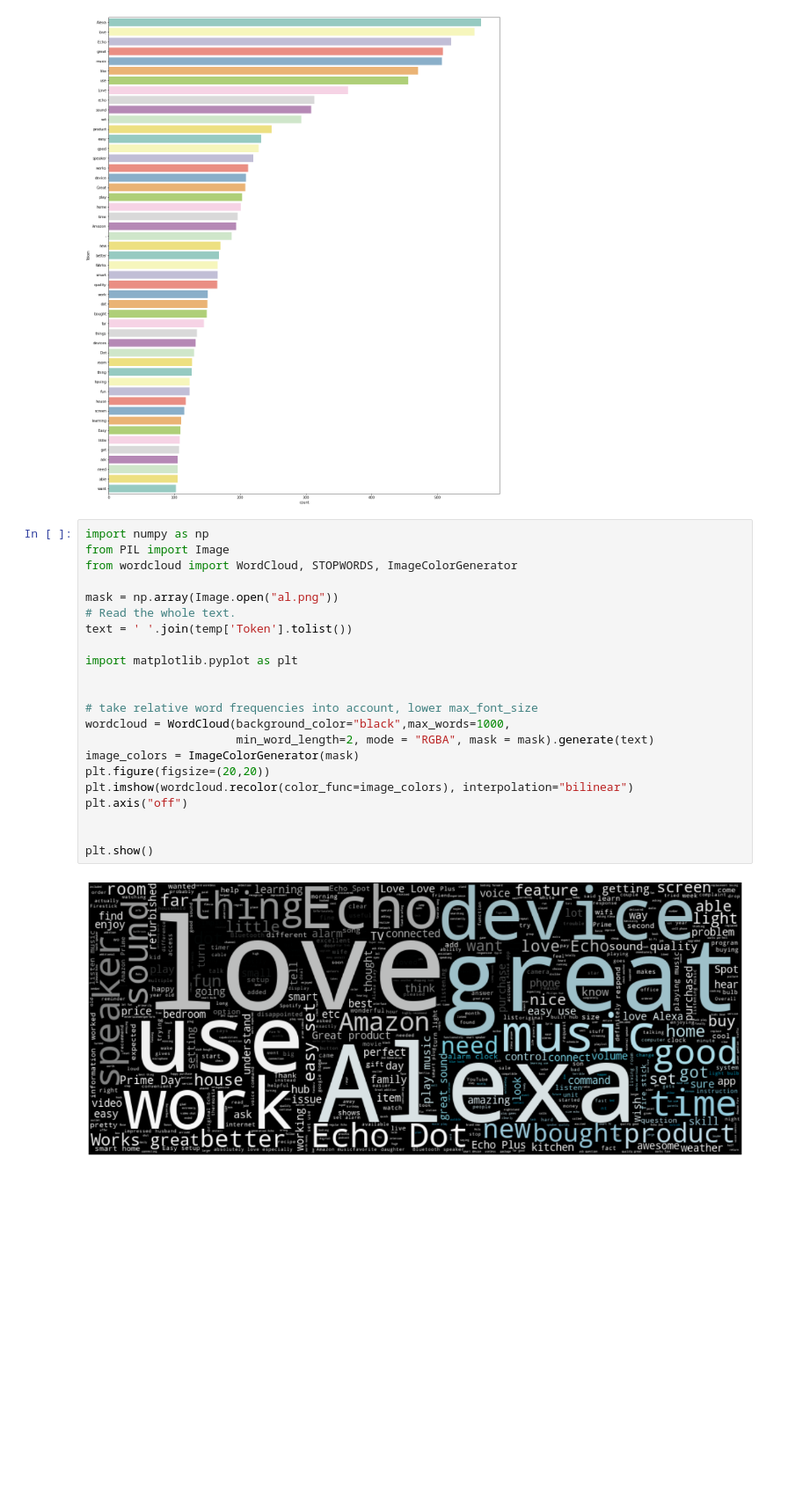
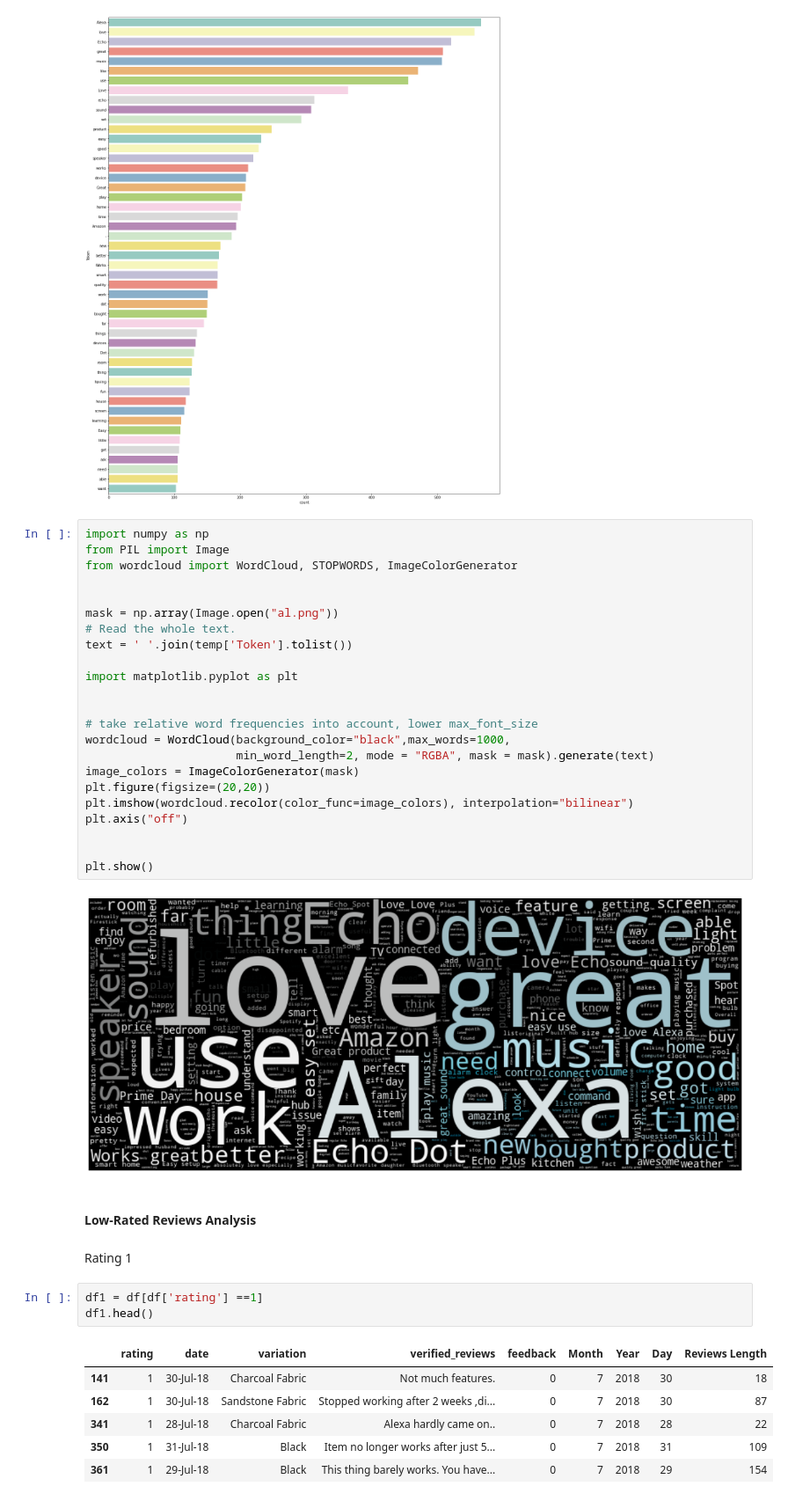
Before and after one commit to ddahiya16/Amazon-Alexa-Review-Analysis, a Jupyter notebook: Amazon Alexa Reviews Analysis.ipynb, the cells around one changed output. Shown at 88% size. Saved outputs shown, nothing was run; the diff lists cells and outputs as text; blank space fills up the shorter version.

```diff
--- a/Amazon Alexa Reviews Analysis.ipynb
+++ b/Amazon Alexa Reviews Analysis.ipynb
@@ -237,6 +237,7 @@ sns.countplot(data=temp, y="Token", order = temp['Token'].value_counts().iloc[1:
 import numpy as np
 from PIL import Image
 from wordcloud import WordCloud, STOPWORDS, ImageColorGenerator
+
 
 mask = np.array(Image.open("al.png"))
 # Read the whole text.
@@ -257,3 +258,17 @@ plt.axis("off")
 plt.show()
 # %% [output]
 [figure]
+# %% [markdown]
+#### Low-Rated Reviews Analysis
+# %% [markdown]
+Rating 1
+# %%
+df1 = df[df['rating'] ==1]
+df1.head()
+# %% [output]
+|  | rating | date | variation | verified_reviews | feedback | Month | Year | Day | Reviews Length |
+| 141 | 1 | 30-Jul-18 | Charcoal Fabric | Not much features. | 0 | 7 | 2018 | 30 | 18 |
+| 162 | 1 | 30-Jul-18 | Sandstone Fabric | Stopped working after 2 weeks ,di... | 0 | 7 | 2018 | 30 | 87 |
+| 341 | 1 | 28-Jul-18 | Charcoal Fabric | Alexa hardly came on.. | 0 | 7 | 2018 | 28 | 22 |
+| 350 | 1 | 31-Jul-18 | Black | Item no longer works after just 5... | 0 | 7 | 2018 | 31 | 109 |
+| 361 | 1 | 29-Jul-18 | Black | This thing barely works. You have... | 0 | 7 | 2018 | 29 | 154 |
```
Also changed, not shown: parts of 11 cells of this notebook, 1 other file.
